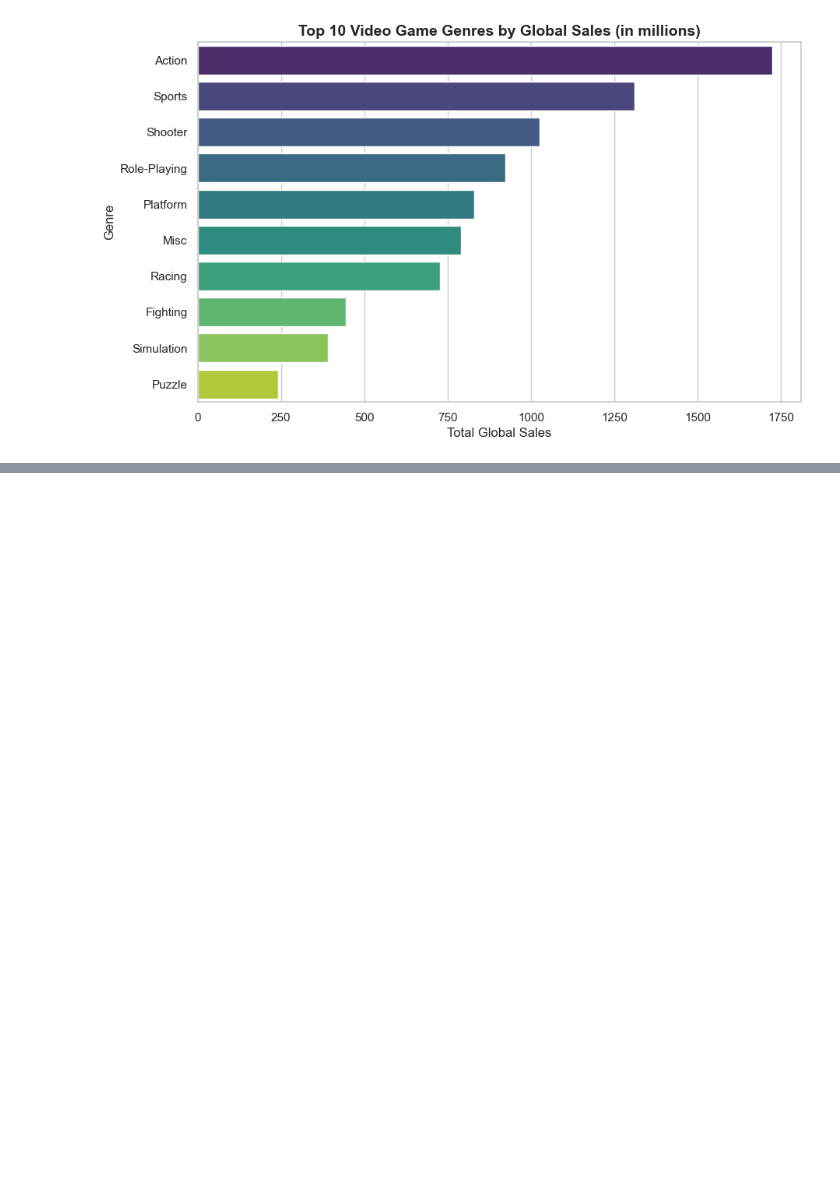
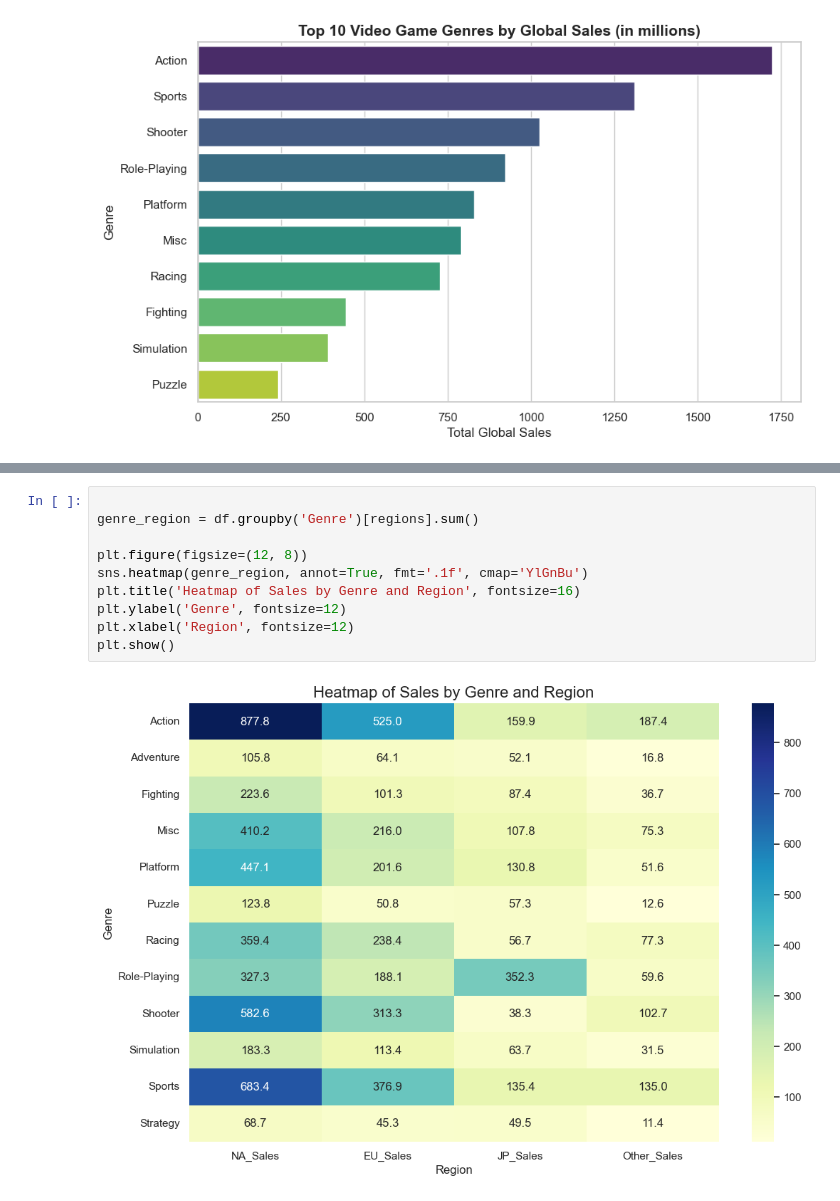
Before and after one commit to Hansal001/video-game-sales-analysis, a Jupyter notebook: analiysis.ipynb, the cells around one changed output, grey strips where cells are left out. Drawn from its saved outputs; the diff is of its cells as text; blank space fills up the shorter version.

```diff
--- a/analiysis.ipynb
+++ b/analiysis.ipynb
@@ -76,0 +115,12 @@ plt.show()
+# %%
+
+genre_region = df.groupby('Genre')[regions].sum()
+
+plt.figure(figsize=(12, 8))
+sns.heatmap(genre_region, annot=True, fmt='.1f', cmap='YlGnBu')
+plt.title('Heatmap of Sales by Genre and Region', fontsize=16)
+plt.ylabel('Genre', fontsize=12)
+plt.xlabel('Region', fontsize=12)
+plt.show()
+# %% [output]
+[figure, added]
```
Also changed, not shown: parts of 2 cells of this notebook.
